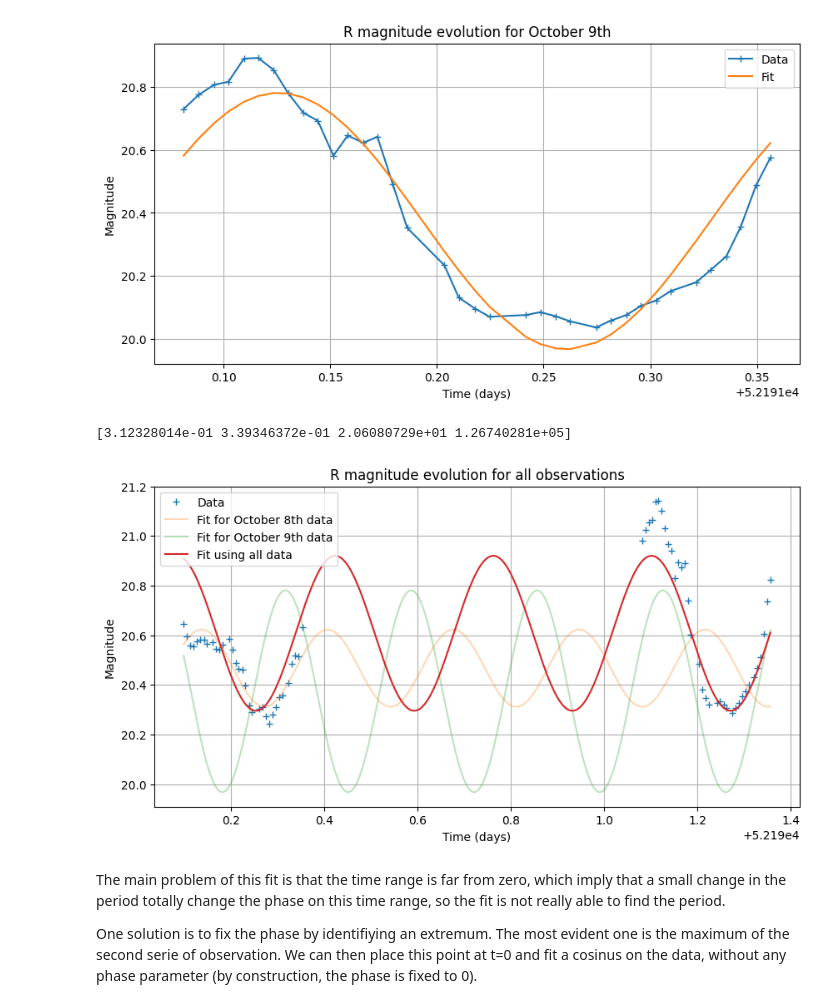
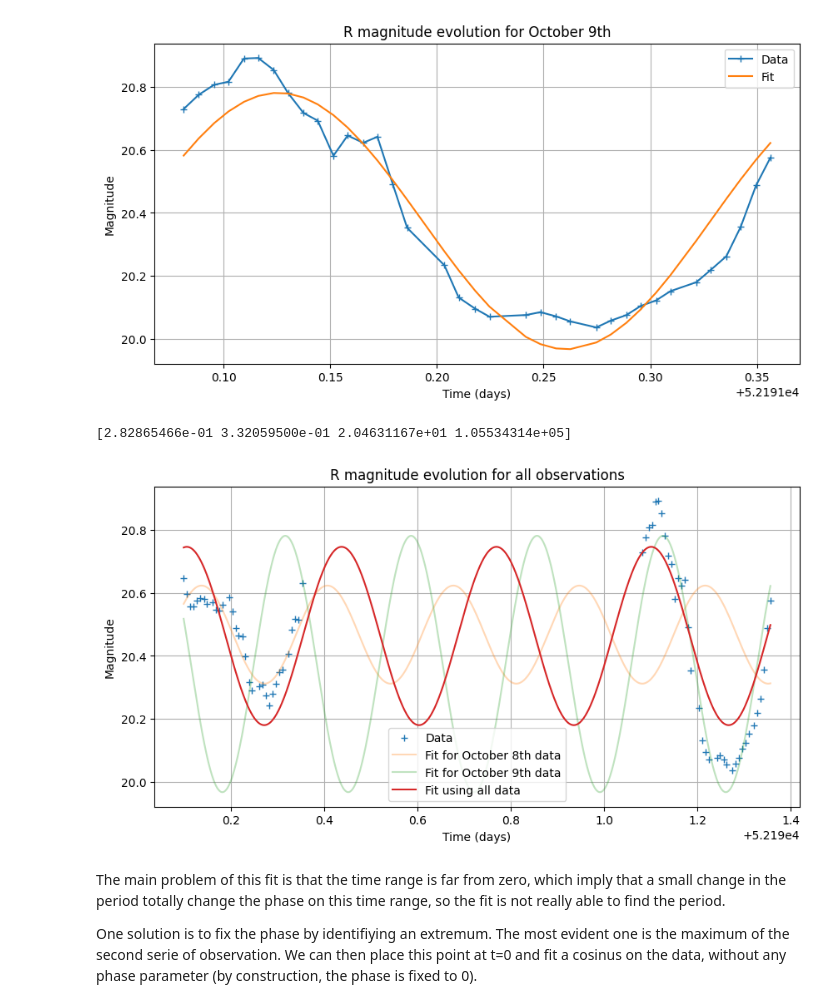
Before and after one commit to LeiRoF/M2-Kuiper-Belt-Object, a Jupyter notebook: Report.ipynb, the cells around one changed output. Saved outputs shown, nothing was run; the diff lists cells and outputs as text; code cells hidden in the pictures.

```diff
--- a/Report.ipynb
+++ b/Report.ipynb
@@ -386,29 +386,28 @@ plt.show()
 [figure]
 # %%
 global_mjds = np.concatenate([oct8.mjds, oct9.mjds])
-global_mags = np.concatenate([oct8.smoothed_data, oct9.smoothed_data + 0.25])
-# global_mags = np.concatenate([oct8.object_r_mag + 0.25, oct9.object_r_mag + 0.25])
+global_mags = np.concatenate([oct8.smoothed_data, oct9.smoothed_data])
 
 t = np.linspace(global_mjds[0], global_mjds[-1], 1000)
 
 popt, pcov = curve_fit(f, global_mjds, global_mags, p0=[1, 0.3, 21, 0], maxfev=10000000)
 
 print(popt)
 
 plt.figure(figsize=(10, 5))
 plt.plot(global_mjds, global_mags, "+", label="Data")
 for dataset in [oct8,oct9]:
     plt.plot(t, f(t, *dataset.popt), label=f"Fit for {dataset.name} data", alpha=0.3)
 plt.plot(t, f(t, *popt), label="Fit using all data")
 plt.xlabel("Time (days)")
 plt.ylabel("Magnitude")
 plt.title(f"R magnitude evolution for all observations")
 plt.grid()
 plt.legend()
 plt.show()
 # %% [output]
-[3.12328014e-01 3.39346372e-01 2.06080729e+01 1.26740281e+05]
+[2.82865466e-01 3.32059500e-01 2.04631167e+01 1.05534314e+05]
-[figure, old version]
+[figure, new version]
 # %% [markdown]
 The main problem of this fit is that the time range is far from zero, which imply that a small change in the period totally change the phase on this time range, so the fit is not really able to find the period.
 
```
Also changed, not shown: parts of 3 cells of this notebook, 1 other file.
